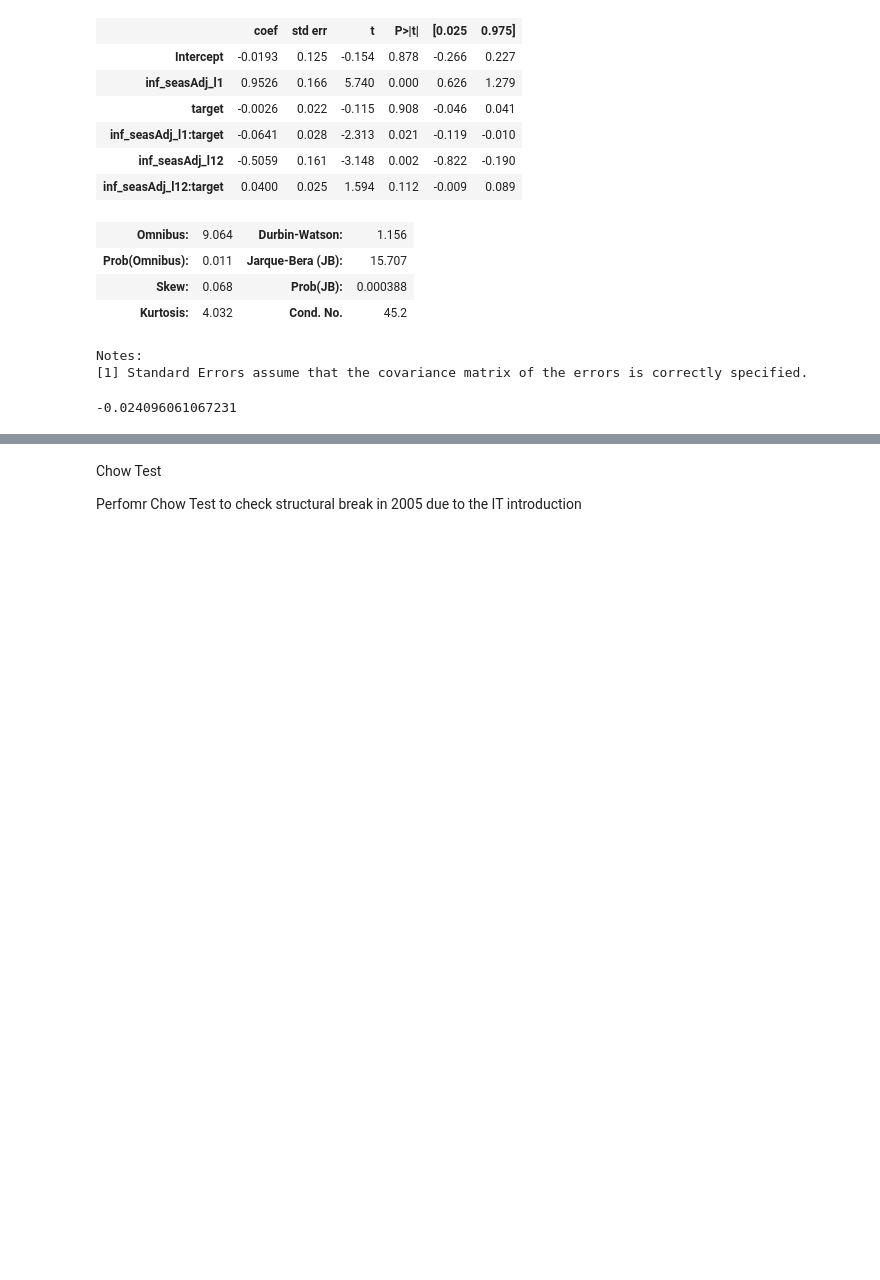
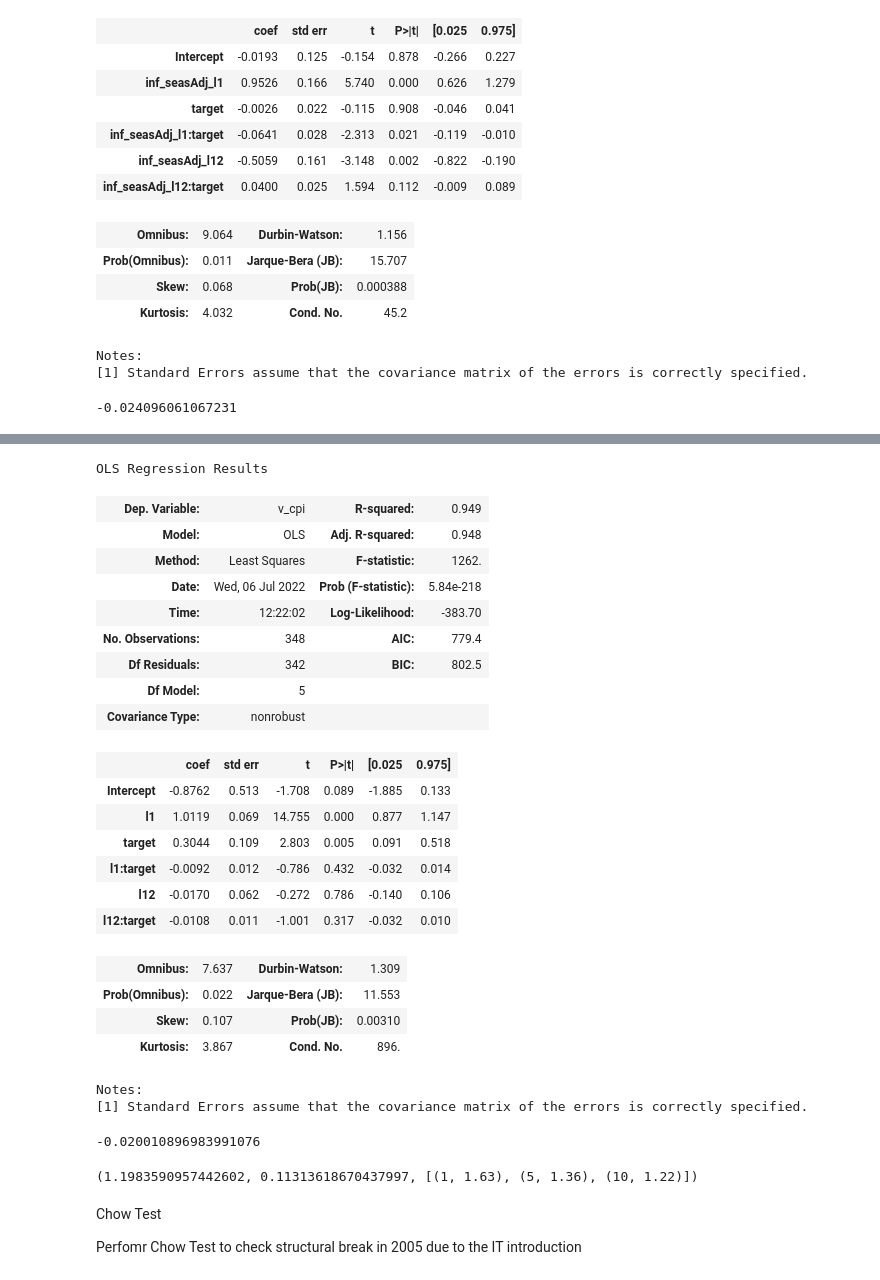
Before and after one commit to Marianojgm86/GARCH-CODES, a Jupyter notebook: modelling_seasAdj.ipynb, the cells around one changed output, grey strips where cells are left out. Drawn from its saved outputs; the diff is of its cells as text; code cells hidden in the pictures; blank space fills up the shorter version.

```diff
--- a/modelling_seasAdj.ipynb
+++ b/modelling_seasAdj.ipynb
@@ -98,3 +99,32 @@ simdf = inf1.loc['1993-01-01':'2021-12-01']
 predf = simdf.loc['1993-01-01':'2004-12-01']
 # IT DataFrame
 itdf  = simdf.loc['2005-01-01':'2021-12-01']
+# %%
+inf2 = pd.read_csv('data/inflation.csv', delimiter=';')
+inf2.index = pd.to_datetime(inf2.date, format='%d/%m/%Y')
+inf2 = inf2.drop("date", axis = 1)
+inf2['v_cpi'] = inf2['CPI'].pct_change(12)*100
+
+# IT regime dummy variable
+inf2['IT_reg'] = np.zeros(len(inf2))
+inf2['IT_reg']['2005-01-01':] = 1
+
+# lag creation
+inf2["l1"] = inf2['v_cpi'].shift()
+inf2["l3"] = inf2['v_cpi'].shift(3)
+inf2["l6"] = inf2['v_cpi'].shift(6)
+inf2["l12"] = inf2['v_cpi'].shift(12)
+inf2["l18"] = inf2['v_cpi'].shift(18)
+inf2["l24"] = inf2['v_cpi'].shift(24)
+# drop na's
+inf2.dropna(inplace=True)
+
+# Working DataFrames
+# complete "simetric" dataframe
+simdf2 = inf2.loc['1993-01-01':'2021-12-01']
+# Pre IT DataFrame
+predf2 = inf2.loc['1993-01-01':'2004-12-01']
+# IT DataFrame
+itdf2  = inf2.loc['2005-01-01':'2021-12-01']
+
+# inf2.head(24)
@@ -253,0 +382,4 @@ mod2_1.params[3] + mod2_1.params[5]
+# %%
+# Whole Period
+mod2_1B = smf.ols(formula='v_cpi ~ l1 + l1*target + l12 + l12*target', data=simdf2).fit()
+mod2_1B.params
@@ -254,3 +394,45 @@ mod2_1.params[3] + mod2_1.params[5]
+# %%
+mod2_1B.summary()
+# %% [output]
+OLS Regression Results
+| Dep. Variable: | v_cpi | R-squared: | 0.949 |
+| Model: | OLS | Adj. R-squared: | 0.948 |
+| Method: | Least Squares | F-statistic: | 1262. |
+| Date: | Wed, 06 Jul 2022 | Prob (F-statistic): | 5.84e-218 |
+| Time: | 12:22:02 | Log-Likelihood: | -383.70 |
+| No. Observations: | 348 | AIC: | 779.4 |
+| Df Residuals: | 342 | BIC: | 802.5 |
+| Df Model: | 5 |  |  |
+| Covariance Type: | nonrobust |  |  |
+|  | coef | std err | t | P>|t| | [0.025 | 0.975] |
+| Intercept | -0.8762 | 0.513 | -1.708 | 0.089 | -1.885 | 0.133 |
+| l1 | 1.0119 | 0.069 | 14.755 | 0.000 | 0.877 | 1.147 |
+| target | 0.3044 | 0.109 | 2.803 | 0.005 | 0.091 | 0.518 |
+| l1:target | -0.0092 | 0.012 | -0.786 | 0.432 | -0.032 | 0.014 |
+| l12 | -0.0170 | 0.062 | -0.272 | 0.786 | -0.140 | 0.106 |
+| l12:target | -0.0108 | 0.011 | -1.001 | 0.317 | -0.032 | 0.010 |
+| Omnibus: | 7.637 | Durbin-Watson: | 1.309 |
+| Prob(Omnibus): | 0.022 | Jarque-Bera (JB): | 11.553 |
+| Skew: | 0.107 | Prob(JB): | 0.00310 |
+| Kurtosis: | 3.867 | Cond. No. | 896. |
+Notes:
+[1] Standard Errors assume that the covariance matrix of the errors is correctly specified.
+# %%
+mod2_1B.params[3] + mod2_1B.params[5]
+
+# The sum is negative, means that IT has diminished the inflation
+# The interaction term with the 1st lag is negative and significant, means that IT has decreased the inflation persistance
+# %% [output]
+-0.020010896983991076
+# %%
+# Probability of observing the data under the null hypothesis of no structural change,
+#  based on asymptotic distribution which is a Brownian Bridge
+# recres2 = recursive_olsresiduals(mod2_1B, alpha=0.90)
+
+breaks_cusumolsresid(mod2_1B.resid)
+# We cannot reject the null hypothesis of no structural change.
+# %% [output]
+(1.1983590957442602, 0.11313618670437997, [(1, 1.63), (5, 1.36), (10, 1.22)])
 # %% [markdown]
 Chow Test
 
```
Also changed, not shown: parts of 31 cells of this notebook, 4 other files.
